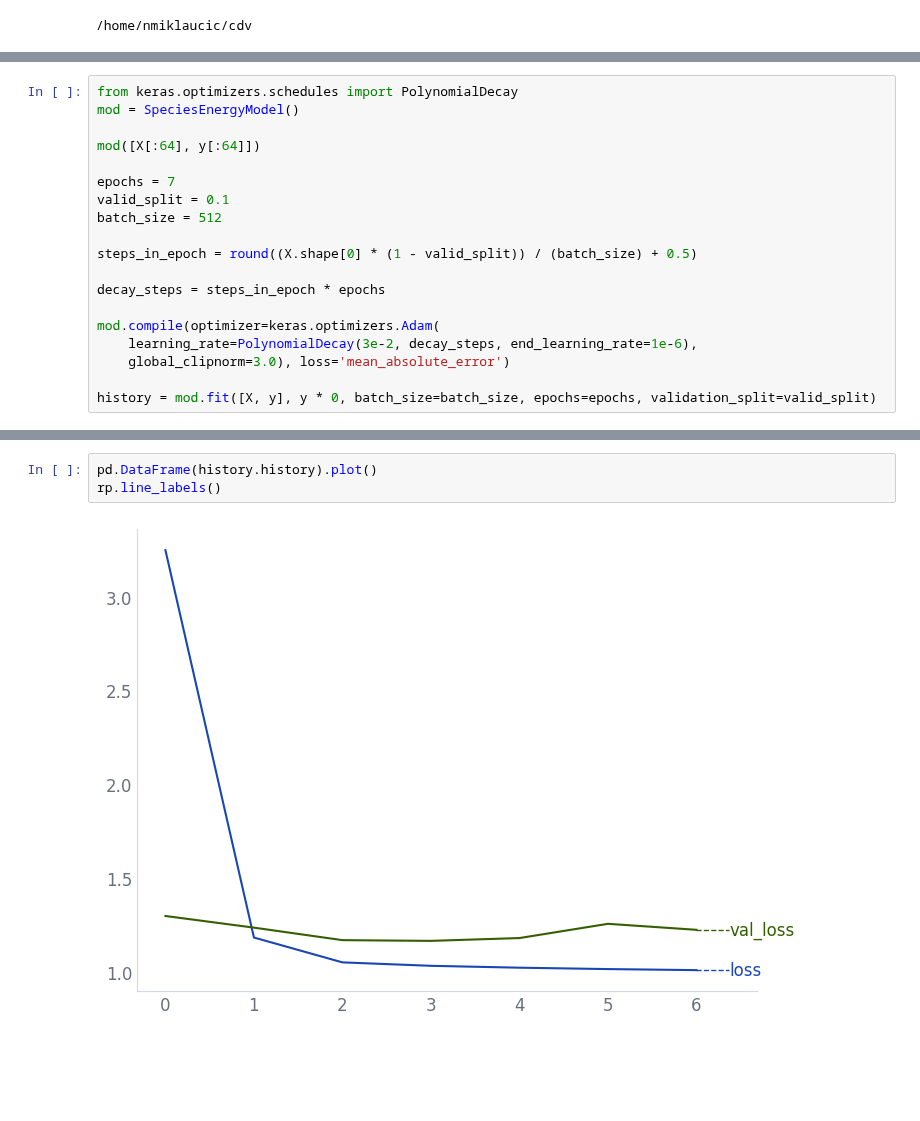
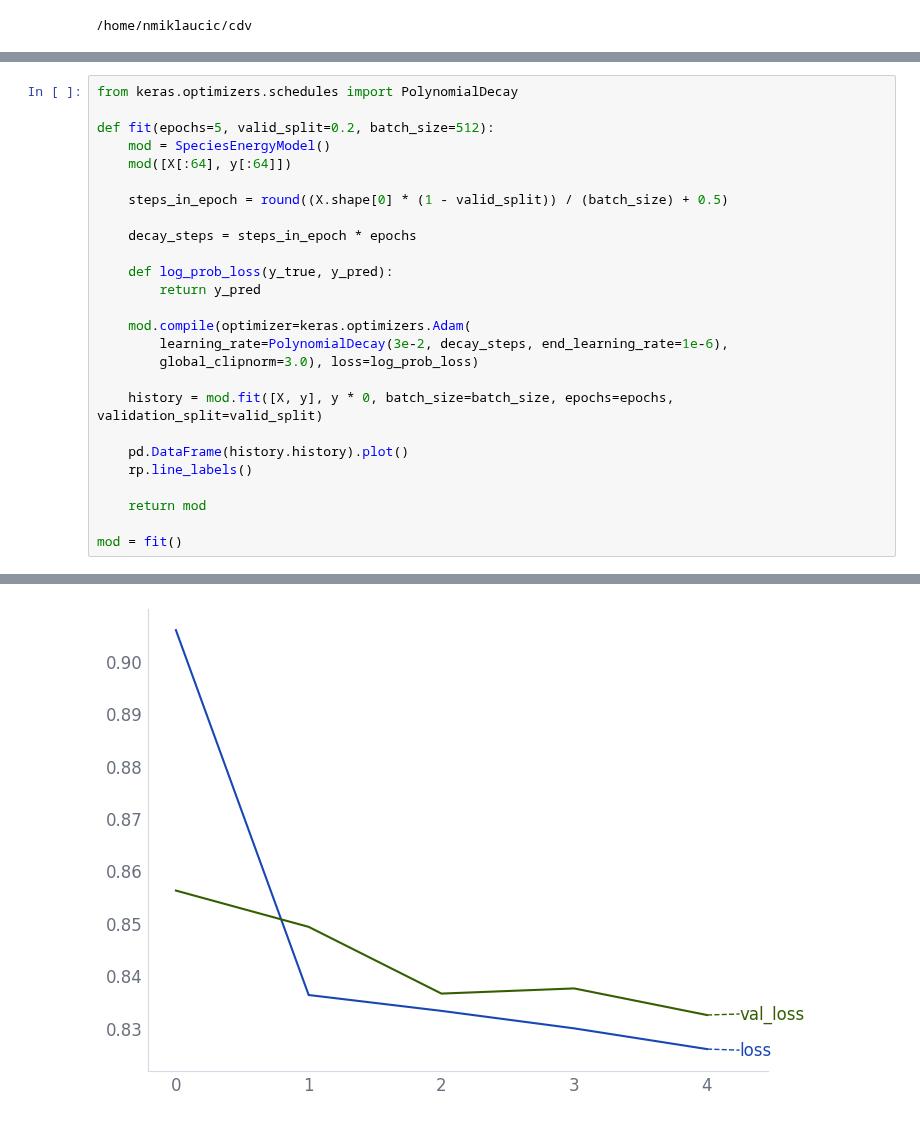
Before and after one commit to nicholas-miklaucic/facet, a Jupyter notebook: notebooks/energy_regression.ipynb, the cells around one changed output, grey strips where cells are left out. Saved outputs shown, nothing was run; the diff lists cells and outputs as text; blank space fills up the shorter version.

```diff
--- a/notebooks/energy_regression.ipynb
+++ b/notebooks/energy_regression.ipynb
@@ -139,20 +149,27 @@ print(out.shape, out.reshape(-1).round(5))
 # %%
 from keras.optimizers.schedules import PolynomialDecay
-mod = SpeciesEnergyModel()
 
-mod([X[:64], y[:64]])
+def fit(epochs=5, valid_split=0.2, batch_size=512):
+    mod = SpeciesEnergyModel()
+    mod([X[:64], y[:64]])
 
-epochs = 7
-valid_split = 0.1
-batch_size = 512
+    steps_in_epoch = round((X.shape[0] * (1 - valid_split)) / (batch_size) + 0.5)
 
-steps_in_epoch = round((X.shape[0] * (1 - valid_split)) / (batch_size) + 0.5)
+    decay_steps = steps_in_epoch * epochs
 
-decay_steps = steps_in_epoch * epochs
+    def log_prob_loss(y_true, y_pred):
+        return y_pred
 
-mod.compile(optimizer=keras.optimizers.Adam(
-    learning_rate=PolynomialDecay(3e-2, decay_steps, end_learning_rate=1e-6),
-    global_clipnorm=3.0), loss='mean_absolute_error')
+    mod.compile(optimizer=keras.optimizers.Adam(
+        learning_rate=PolynomialDecay(3e-2, decay_steps, end_learning_rate=1e-6),
+        global_clipnorm=3.0), loss=log_prob_loss)
 
-history = mod.fit([X, y], y * 0, batch_size=batch_size, epochs=epochs, validation_split=valid_split)
+    history = mod.fit([X, y], y * 0, batch_size=batch_size, epochs=epochs, validation_split=valid_split)
+
+    pd.DataFrame(history.history).plot()
+    rp.line_labels()
+
+    return mod
+
+mod = fit()
 # %% [output]
@@ -173,5 +186 @@ Epoch 7/7
+[figure, added]
-# %%
-pd.DataFrame(history.history).plot()
-rp.line_labels()
-# %% [output]
-[figure, removed]
```
Also changed, not shown: parts of 25 cells of this notebook, 18 other files.
